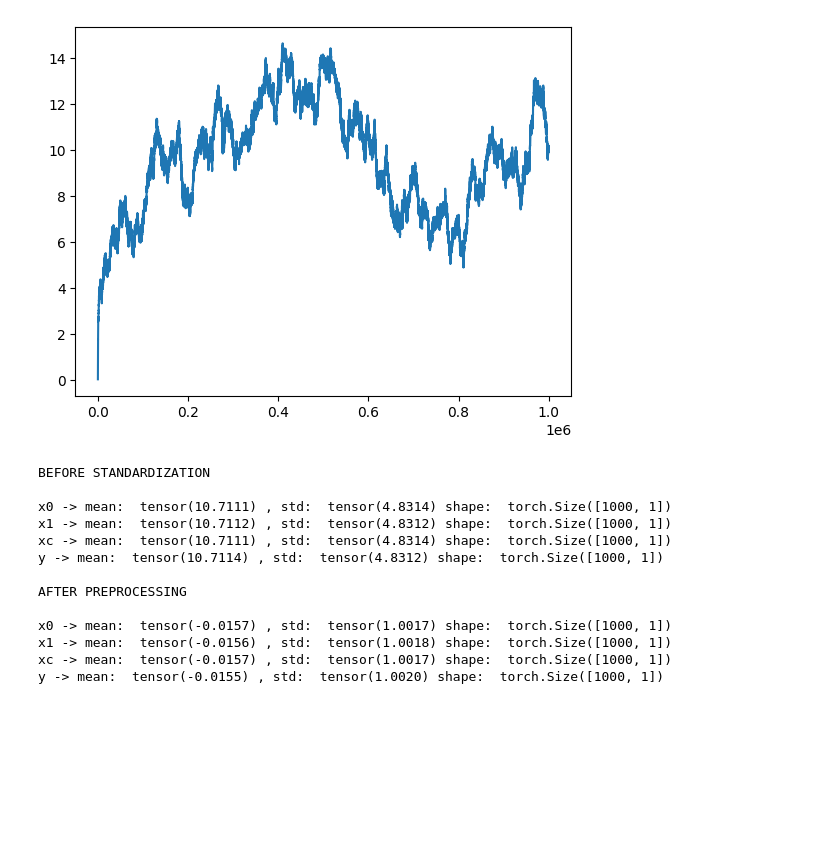
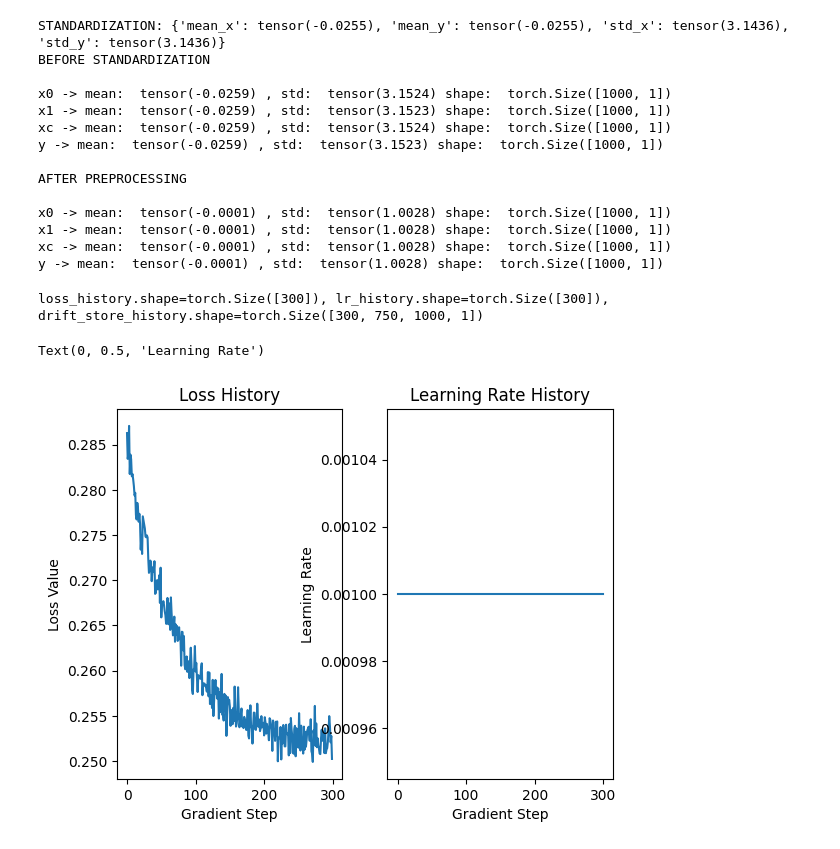
Before and after one commit to FMGS666/interpolant-filtering, a Jupyter notebook: notebooks/nlg.ipynb, the cells around one changed output. Saved outputs shown, nothing was run; the diff lists cells and outputs as text; code cells hidden in the pictures; blank space fills up the shorter version.

```diff
--- a/notebooks/nlg.ipynb
+++ b/notebooks/nlg.ipynb
@@ -143,17 +123,0 @@ experiment = create_experiment(args)
-# %%
-PLOT_SIMULATION = True
-if PLOT_SIMULATION:
-    ## plotting
-    ## retrieving data
-    latent_states_nlg_exp = torch.squeeze(experiment.ssm.sim["latent_states"]).numpy().T
-    observations_nlg_exp = torch.squeeze(experiment.ssm.sim["latent_states"]).numpy().T
-    ## constructing data frame
-    observation_indices = np.arange(args["num_iters"])
-    observation_indices = np.arange(num_iters_to_plot)
-    latent_states_nlg_exp = pd.DataFrame(latent_states_nlg_exp[:num_observations_to_plot, :num_iters_to_plot], columns = observation_indices)
-    ## ridge plot
-    #fig, axes = joypy.joyplot(latent_states_nlg_exp, ylabels=False)
-    plt.plot(experiment.ssm.sim["latent_states"][:, 0, 0])
-    #plt.plot(experiment.ssm.sim["observations"][:, 0, 0])
-# %% [output]
-[figure, removed]
@@ -160,5 +157,6 @@ if PLOT_SIMULATION:
 # %%
 batch = experiment.get_batch()
+print(f"STANDARDIZATION: {experiment.preprocessing.params}")
 print("BEFORE STANDARDIZATION\n")
 for k, v in batch.items():
     print(k, "-> mean: ", v.mean(), ", std: ", v.std(), "shape: ", v.shape)
@@ -167,16 +165,61 @@ print("\nAFTER PREPROCESSING\n")
 for k, v in batch.items():
     print(k, "-> mean: ", v.mean(), ", std: ", v.std(), "shape: ", v.shape)
 # %% [output]
+STANDARDIZATION: {'mean_x': tensor(-0.0255), 'mean_y': tensor(-0.0255), 'std_x': tensor(3.1436), 'std_y': tensor(3.1436)}
 BEFORE STANDARDIZATION
 
-x0 -> mean:  tensor(10.7111) , std:  tensor(4.8314) shape:  torch.Size([1000, 1])
-x1 -> mean:  tensor(10.7112) , std:  tensor(4.8312) shape:  torch.Size([1000, 1])
-xc -> mean:  tensor(10.7111) , std:  tensor(4.8314) shape:  torch.Size([1000, 1])
-y -> mean:  tensor(10.7114) , std:  tensor(4.8312) shape:  torch.Size([1000, 1])
+x0 -> mean:  tensor(-0.0259) , std:  tensor(3.1524) shape:  torch.Size([1000, 1])
+x1 -> mean:  tensor(-0.0259) , std:  tensor(3.1523) shape:  torch.Size([1000, 1])
+xc -> mean:  tensor(-0.0259) , std:  tensor(3.1524) shape:  torch.Size([1000, 1])
+y -> mean:  tensor(-0.0259) , std:  tensor(3.1523) shape:  torch.Size([1000, 1])
 
 AFTER PREPROCESSING
 
-x0 -> mean:  tensor(-0.0157) , std:  tensor(1.0017) shape:  torch.Size([1000, 1])
-x1 -> mean:  tensor(-0.0156) , std:  tensor(1.0018) shape:  torch.Size([1000, 1])
-xc -> mean:  tensor(-0.0157) , std:  tensor(1.0017) shape:  torch.Size([1000, 1])
-y -> mean:  tensor(-0.0155) , std:  tensor(1.0020) shape:  torch.Size([1000, 1])
+x0 -> mean:  tensor(-0.0001) , std:  tensor(1.0028) shape:  torch.Size([1000, 1])
+x1 -> mean:  tensor(-0.0001) , std:  tensor(1.0028) shape:  torch.Size([1000, 1])
+xc -> mean:  tensor(-0.0001) , std:  tensor(1.0028) shape:  torch.Size([1000, 1])
+y -> mean:  tensor(-0.0001) , std:  tensor(1.0028) shape:  torch.Size([1000, 1])
+# %%
+## initializing optimizer and scheduler
+b_net_optimizer = OPTIMIZERS[args["b_net_optimizer"]](experiment.b_net.backbone.parameters(), lr = args["b_net_lr"])
+b_net_scheduler = SCHEDULERS[args["b_net_scheduler"]]
+if b_net_scheduler is not None:
+    b_net_scheduler = b_net_scheduler(b_net_optimizer, args["b_net_num_grad_step"])
+
+## constructing optimization config dictionary
+b_net_optim_config = {
+    "optimizer": b_net_optimizer,
+    "scheduler": b_net_scheduler,
+    "num_grad_steps": args["b_net_num_grad_steps"],
+}
+
+## training b_net
+train_dict = experiment.train(b_net_optim_config)
+loss_history = train_dict["loss_history"]
+lr_history = train_dict["lr_history"]
+if args["full_out"]:
+    drift_store_history = train_dict["drift_store_history"]
+## optional logging
+if args["log_results"]:
+    ## saving the model
+    torch.save(experiment.b_net.state_dict(), os.path.join(dump_dir, "b_net.pt"))
+## displaying the shape of the results
+print(f"{loss_history.shape=}, {lr_history.shape=}", end = "")
+if args["full_out"]:
+    print(f", {drift_store_history.shape=}")
+## plotting loss and lr history
+fix, axes = plt.subplots(1, 2)
+## plotting loss
+axes[0].plot(loss_history)
+axes[0].set_title("Loss History")
+axes[0].set_xlabel("Gradient Step")
+axes[0].set_ylabel("Loss Value")
+## plotting learning rate
+axes[1].plot(lr_history)
+axes[1].set_title("Learning Rate History")
+axes[1].set_xlabel("Gradient Step")
+axes[1].set_ylabel("Learning Rate")
+# %% [output]
+loss_history.shape=torch.Size([300]), lr_history.shape=torch.Size([300]), drift_store_history.shape=torch.Size([300, 750, 1000, 1])
+Text(0, 0.5, 'Learning Rate')
+[figure, added]
```
Also changed, not shown: parts of 13 cells of this notebook, 14 other files.
